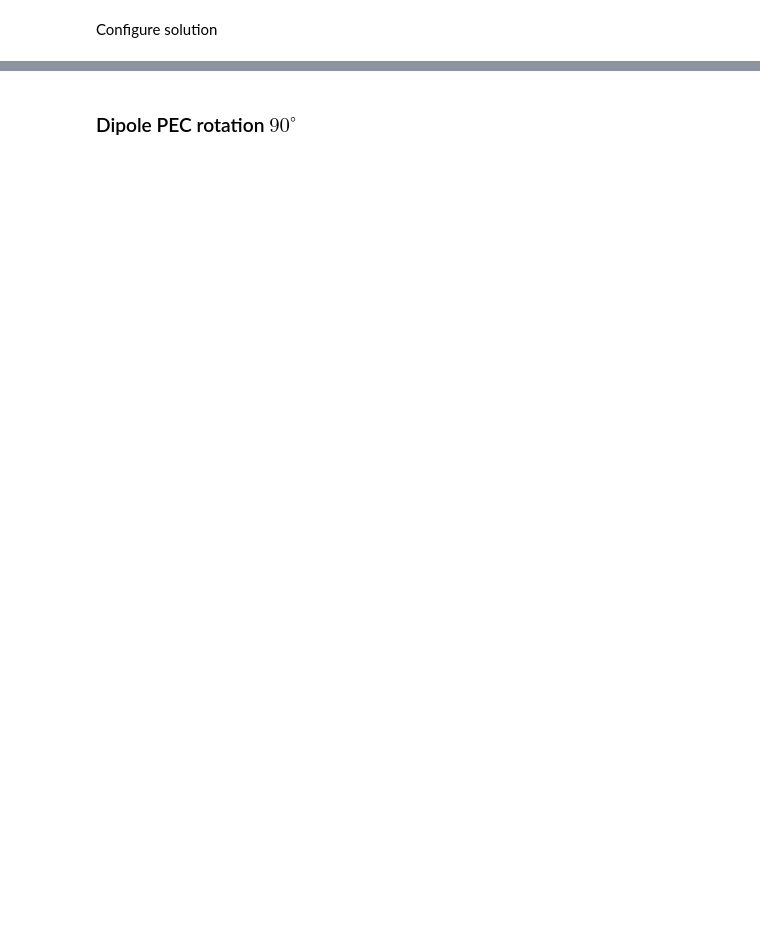
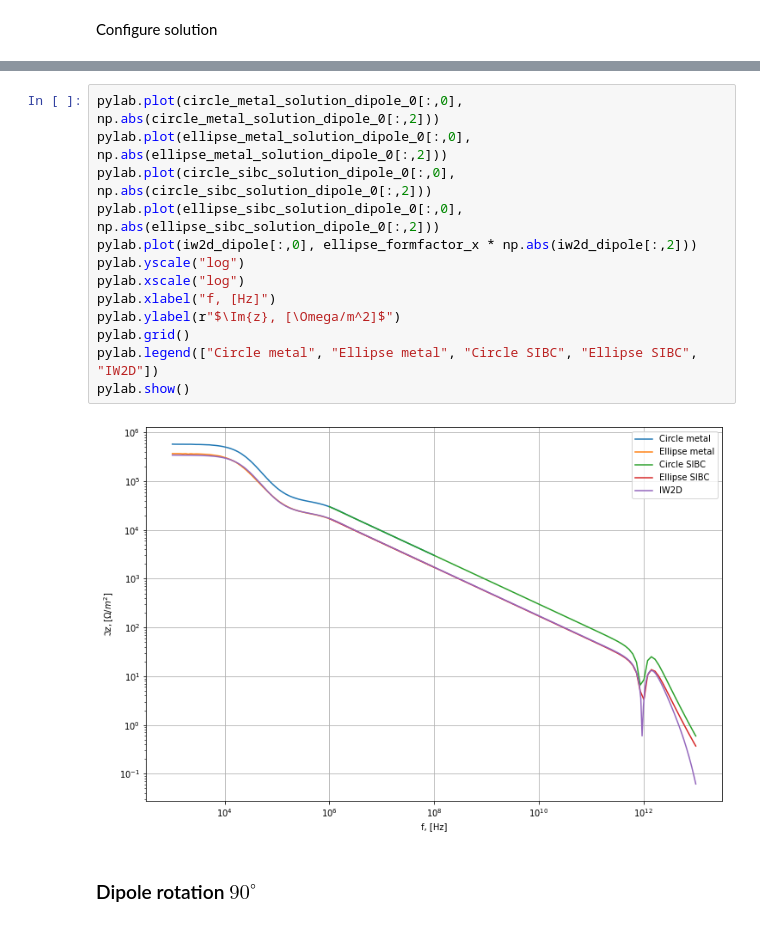
Before and after one commit to CREMLIN-PLUS-WP4-TASK3/BeamImpedance2DX, a Jupyter notebook: examples/07_circle_and_ellipse/circle_and_ellipse.ipynb, the cells around one changed output, grey strips where cells are left out. Saved outputs shown, nothing was run; the diff lists cells and outputs as text; blank space fills up the shorter version.

```diff
--- a/examples/07_circle_and_ellipse/circle_and_ellipse.ipynb
+++ b/examples/07_circle_and_ellipse/circle_and_ellipse.ipynb
@@ -132,2 +164,17 @@ pylab.show()
+# %%
+pylab.plot(circle_metal_solution_dipole_0[:,0], np.abs(circle_metal_solution_dipole_0[:,2]))
+pylab.plot(ellipse_metal_solution_dipole_0[:,0], np.abs(ellipse_metal_solution_dipole_0[:,2]))
+pylab.plot(circle_sibc_solution_dipole_0[:,0], np.abs(circle_sibc_solution_dipole_0[:,2]))
+pylab.plot(ellipse_sibc_solution_dipole_0[:,0], np.abs(ellipse_sibc_solution_dipole_0[:,2]))
+pylab.plot(iw2d_dipole[:,0], ellipse_formfactor_x * np.abs(iw2d_dipole[:,2]))
+pylab.yscale("log")
+pylab.xscale("log")
+pylab.xlabel("f, [Hz]")
+pylab.ylabel(r"$\Im{z}, [\Omega/m^2]$")
+pylab.grid()
+pylab.legend(["Circle metal", "Ellipse metal", "Circle SIBC", "Ellipse SIBC", "IW2D"])
+pylab.show()
+# %% [output]
+[figure, added]
 # %% [markdown]
-### Dipole PEC rotation $90^\circ$
+### Dipole rotation $90^\circ$
```
Also changed, not shown: parts of 39 cells of this notebook, 5 other files.
